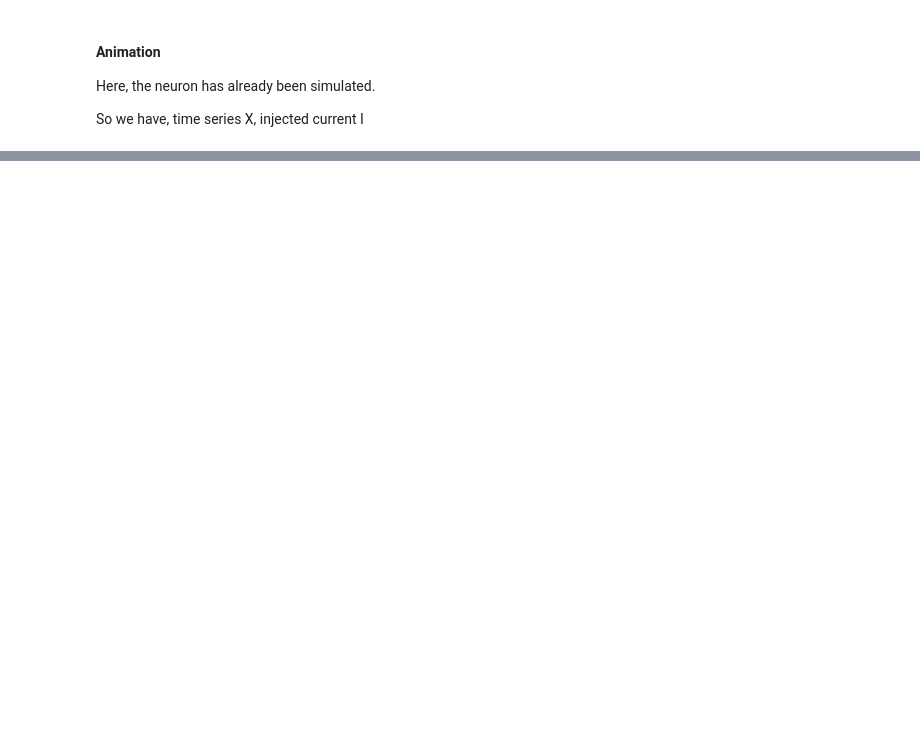
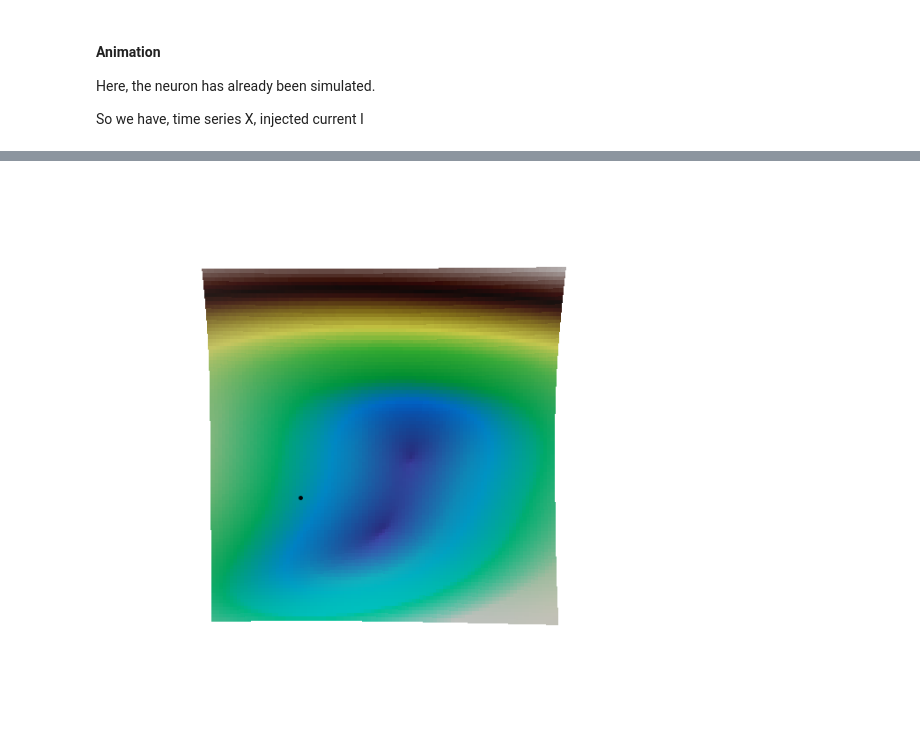
Before and after one commit to liammcs10/AQUA_project, a Jupyter notebook: surface_plots_testing.ipynb, the cells around one changed output, grey strips where cells are left out. Saved outputs shown, nothing was run; the diff lists cells and outputs as text; code cells hidden in the pictures; blank space fills up the shorter version.

```diff
--- a/surface_plots_testing.ipynb
+++ b/surface_plots_testing.ipynb
@@ -101,0 +121,6 @@ ani = make_animation(V, U, W, I, batch, plot_surface, save = True)
+# %%
+ax.view_init(elev = 90, azim = 180)
+
+fig
+# %% [output]
+[figure, added]
```
Also changed, not shown: parts of 8 cells of this notebook, 1 other file.
